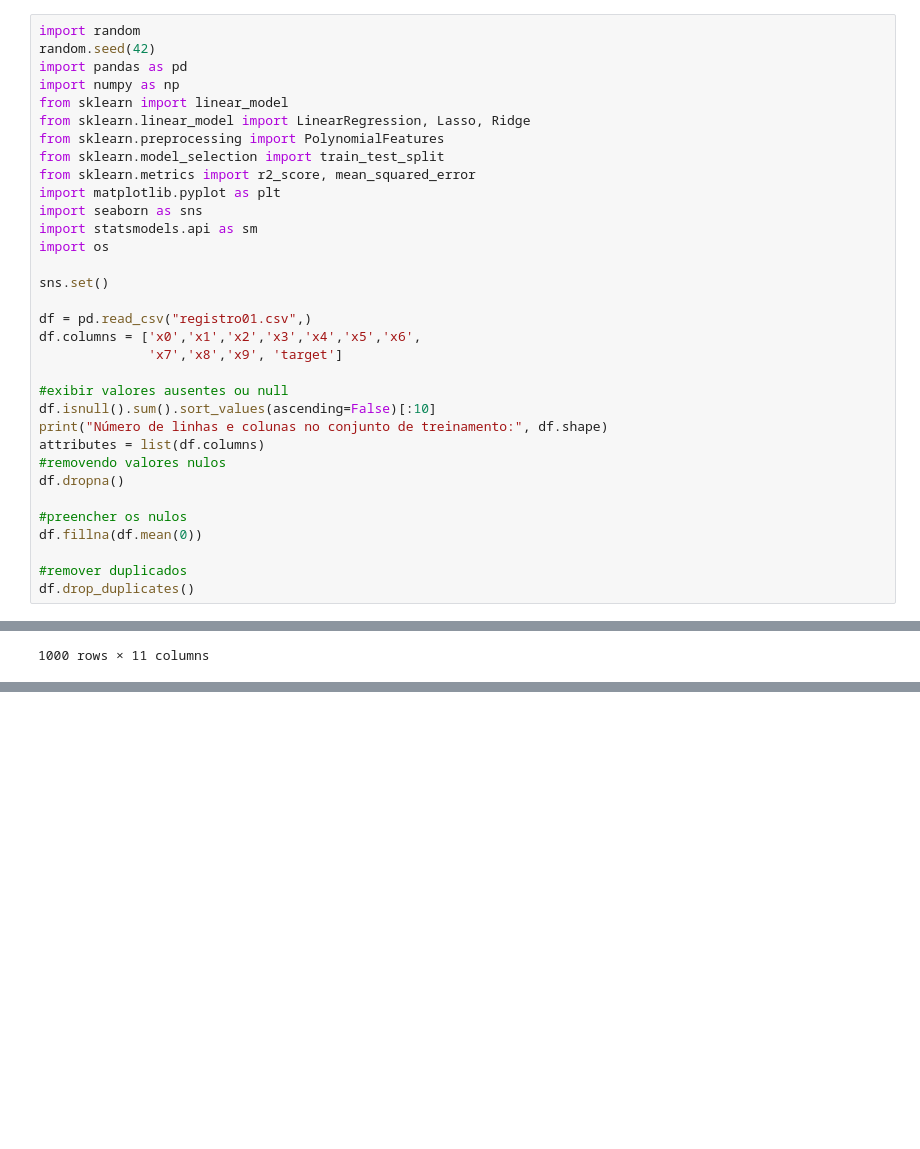
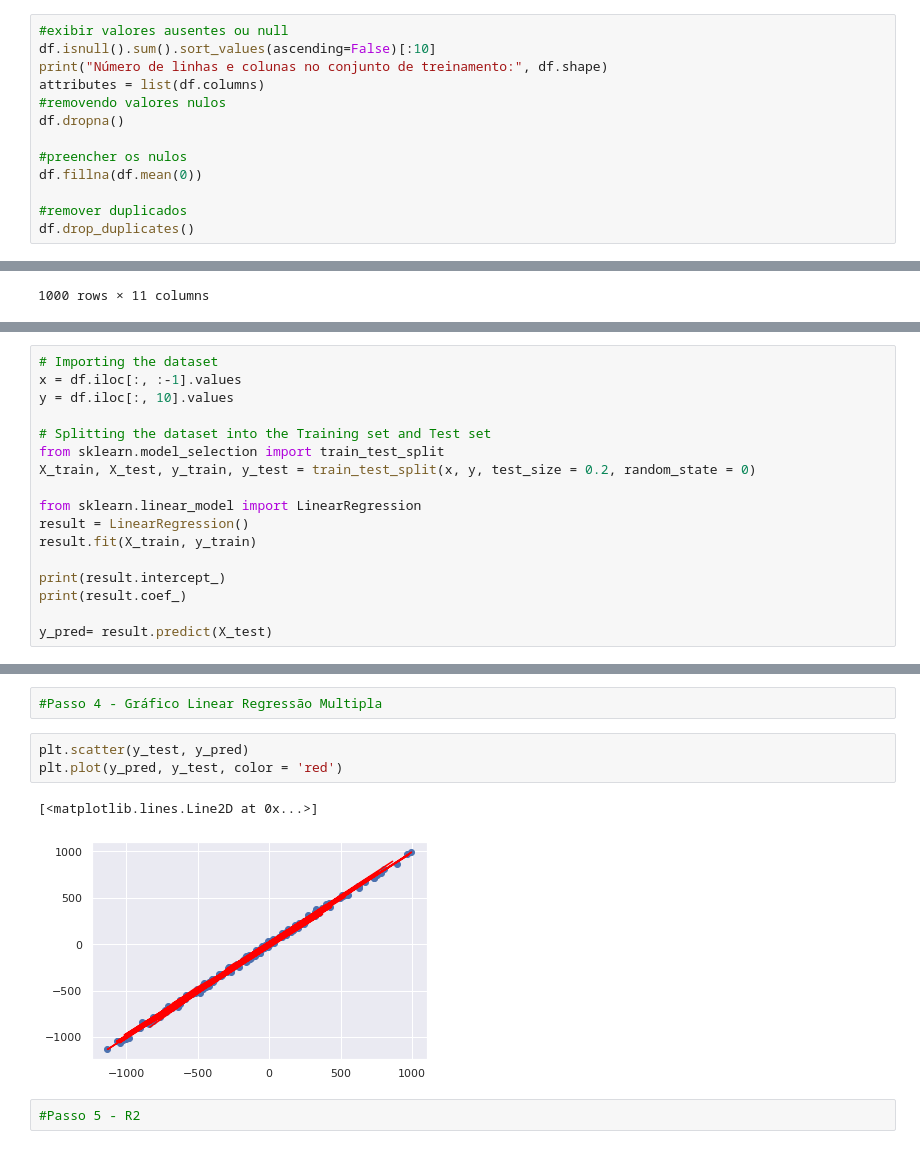
Before and after one commit to antuniooh/numerical-calculation-database-analysis, a Jupyter notebook: main.ipynb, the cells around one changed output, grey strips where cells are left out. Saved outputs shown, nothing was run; the diff lists cells and outputs as text; blank space fills up the shorter version.

```diff
--- a/model1.ipynb
+++ b/main.ipynb
@@ -1,24 +20,4 @@
 # %%
-import random
-random.seed(42)
-import pandas as pd
-import numpy as np
-from sklearn import linear_model
-from sklearn.linear_model import LinearRegression, Lasso, Ridge
-from sklearn.preprocessing import PolynomialFeatures
-from sklearn.model_selection import train_test_split
-from sklearn.metrics import r2_score, mean_squared_error
-import matplotlib.pyplot as plt
-import seaborn as sns
-import statsmodels.api as sm
-import os
-
-sns.set()
-
-df = pd.read_csv("registro01.csv",)
-df.columns = ['x0','x1','x2','x3','x4','x5','x6',
-              'x7','x8','x9', 'target']
-
 #exibir valores ausentes ou null
 df.isnull().sum().sort_values(ascending=False)[:10]
 print("Número de linhas e colunas no conjunto de treinamento:", df.shape)
@@ -77,0 +55,17 @@ array([215.22905653])
+# %%
+# Importing the dataset
+x = df.iloc[:, :-1].values
+y = df.iloc[:, 10].values
+
+# Splitting the dataset into the Training set and Test set
+from sklearn.model_selection import train_test_split
+X_train, X_test, y_train, y_test = train_test_split(x, y, test_size = 0.2, random_state = 0)
+
+from sklearn.linear_model import LinearRegression
+result = LinearRegression()
+result.fit(X_train, y_train)
+
+print(result.intercept_)
+print(result.coef_)
+
+y_pred= result.predict(X_test)
@@ -77,0 +99,10 @@ array([215.22905653])
+# %%
+#Passo 4 - Gráfico Linear Regressão Multipla
+# %%
+plt.scatter(y_test, y_pred)
+plt.plot(y_pred, y_test, color = 'red')
+# %% [output]
+[<matplotlib.lines.Line2D at 0x...>]
+[figure, added]
+# %%
+#Passo 5 - R2
```
Also changed, not shown: parts of 14 cells of this notebook, 6 other files.
